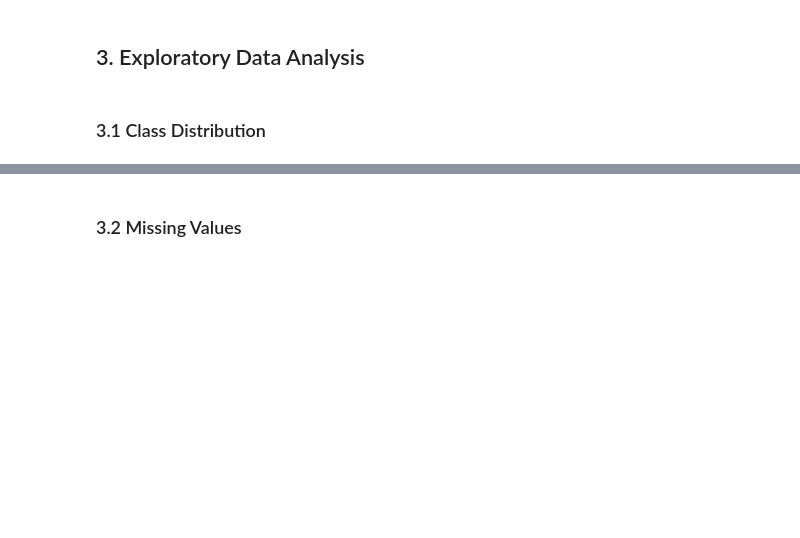
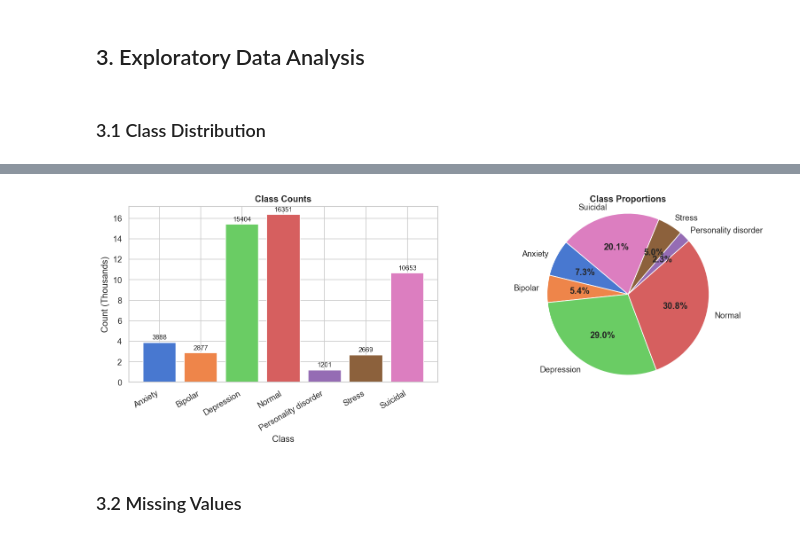
Before and after one commit to ncsalam/SAM-NLP-Transformer, a Jupyter notebook: nlp_preprocessing_pipeline.ipynb, the cells around one changed output, grey strips where cells are left out. Cells and saved outputs as stored; diff of their text form; code cells hidden in the pictures; blank space fills up the shorter version.

Commit message:
fixed graph output to be more readable

```diff
--- a/nlp_preprocessing_pipeline.ipynb
+++ b/nlp_preprocessing_pipeline.ipynb
@@ -105,26 +135,61 @@ if imbalance > 2:
 # %%
-fig, axes = plt.subplots(1, 2, figsize=(12, 4))
+fig, axes = plt.subplots(
+    1, 2,
+    figsize=(14, 5),                     # slightly wider overall figure
+    gridspec_kw={'width_ratios': [1, 1.3]}  # give pie chart more space
+)
 
 # Bar chart
-axes[0].bar(label_counts.index.astype(str), label_counts.values,
-            color=sns.color_palette('muted', len(label_counts)), edgecolor='white')
+axes[0].bar(
+    label_counts.index.astype(str),
+    label_counts.values,
+    color=sns.color_palette('muted', len(label_counts)),
+    edgecolor='white'
+)
+
 axes[0].set_title('Class Counts', fontweight='bold')
-axes[0].set_xlabel('Class'); axes[0].set_ylabel('Count')
-axes[0].yaxis.set_major_formatter(mticker.FuncFormatter(lambda x, _: f'{int(x):,}'))
+axes[0].set_xlabel('Class')
+axes[0].set_ylabel('Count (Thousands)')
+axes[0].tick_params(axis='x', rotation=30)
+for label in axes[0].get_xticklabels():
+    label.set_ha('right')
+
+axes[0].yaxis.set_major_formatter(
+    mticker.FuncFormatter(lambda x, _: f'{x/1000:.0f}')
+)
+
 for bar in axes[0].patches:
-    axes[0].text(bar.get_x() + bar.get_width()/2, bar.get_height() + len(df)*0.003,
-                 f'{bar.get_height():,.0f}', ha='center', va='bottom', fontsize=9)
+    axes[0].text(
+        bar.get_x() + bar.get_width()/2,
+        bar.get_height() + len(df)*0.003,
+        f'{bar.get_height()}',
+        ha='center',
+        va='bottom',
+        fontsize=9
+    )
 
-# Pie chart
-axes[1].pie(label_counts.values, labels=label_counts.index.astype(str),
-            autopct='%1.1f%%', startangle=140,
-            colors=sns.color_palette('muted', len(label_counts)))
+wedges, texts, autotexts = axes[1].pie(
+    label_counts.values,
+    labels=label_counts.index.astype(str),
+    autopct='%1.1f%%',
+    startangle=140,
+    radius=1.15,
+    textprops={'fontsize': 11},
+    colors=sns.color_palette('muted', len(label_counts))
+)
+
+# Make percentage labels larger + bold
+for autotext in autotexts:
+    autotext.set_fontsize(12)
+    autotext.set_fontweight('bold')
+
 axes[1].set_title('Class Proportions', fontweight='bold')
 
 plt.tight_layout()
 plt.savefig(OUTPUT_DIR / 'class_distribution.png', bbox_inches='tight')
 plt.show()
-print('Figure saved → output/class_distribution.png')
+# %% [output]
+[figure, added]
 # %% [markdown]
 ### 3.2 Missing Values
 # %%
```
Also changed, not shown: parts of 28 cells of this notebook, 1 other file.
